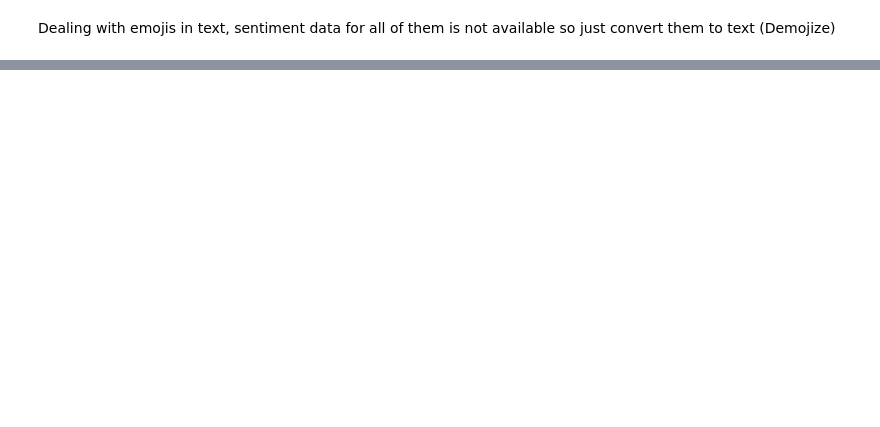
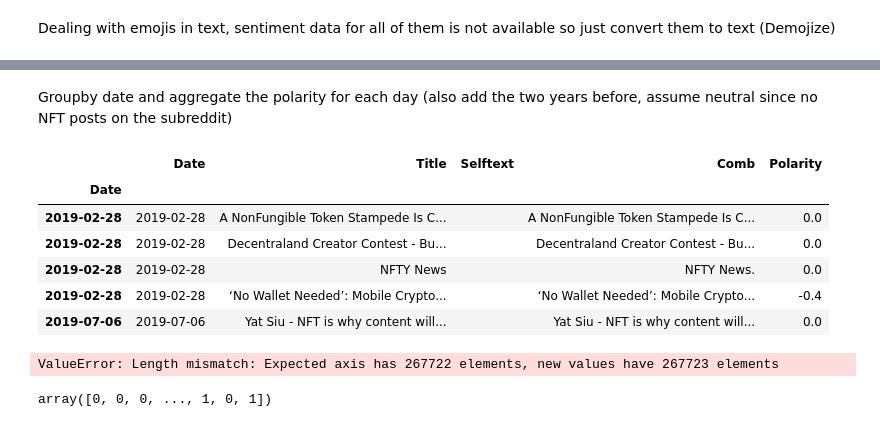
Before and after one commit to amicha02/ape_mining, a Jupyter notebook: notebooks/4.0-mw-sentiment.ipynb, the cells around one changed output, grey strips where cells are left out. Cells and saved outputs as stored; diff of their text form; code cells hidden in the pictures; blank space fills up the shorter version.

Commit message:
calculated polarity of each day

```diff
--- a/notebooks/4.0-mw-sentiment.ipynb
+++ b/notebooks/4.0-mw-sentiment.ipynb
@@ -138,3 +138,7 @@ df.head()
 | 2 | 2019-02-28 | NFTY News | NaN |
 | 3 | 2019-02-28 | ‘No Wallet Needed’: Mobile Crypto... | NaN |
 | 4 | 2019-07-06 | Yat Siu - NFT is why content will... | NaN |
+# %%
+df = df.fillna("")
+df["Comb"] = df["Title"] + ". " + df["Selftext"]
+df.head()
@@ -148,6 +159,0 @@ spacy pipeline
-# %%
-nlp = spacy.load("en_core_web_sm")
-nlp.add_pipe('spacytextblob')
-
-doc = nlp(df["Title"][4])
-doc._.blob.polarity
@@ -162,0 +162,8 @@ df["Title"][4]
+# %%
+%%time
+nlp = spacy.load("en_core_web_lg")
+nlp.add_pipe('spacytextblob')
+
+#raw_docs = (emoji.demojize(". ".join((row.Title, row.Selftext)), delimiters=("","")).replace("_", " ") for row in df.itertuples())
+
+df["Polarity"] = [doc._.blob.polarity for doc in nlp.pipe(df["Comb"], batch_size=1000)]
@@ -162,0 +173,26 @@ df["Title"][4]
+# %% [markdown]
+Groupby date and aggregate the polarity for each day (also add the two years before, assume neutral since no NFT posts on the subreddit)
+# %%
+df.index = pd.DatetimeIndex(df["Date"])
+df.head()
+# %% [output]
+|  | Date | Title | Selftext | Comb | Polarity |
+| Date |  |  |  |  |  |
+| 2019-02-28 | 2019-02-28 | A NonFungible Token Stampede Is C... |  | A NonFungible Token Stampede Is C... | 0.0 |
+| 2019-02-28 | 2019-02-28 | Decentraland Creator Contest - Bu... |  | Decentraland Creator Contest - Bu... | 0.0 |
+| 2019-02-28 | 2019-02-28 | NFTY News |  | NFTY News. | 0.0 |
+| 2019-02-28 | 2019-02-28 | ‘No Wallet Needed’: Mobile Crypto... |  | ‘No Wallet Needed’: Mobile Crypto... | -0.4 |
+| 2019-07-06 | 2019-07-06 | Yat Siu - NFT is why content will... |  | Yat Siu - NFT is why content will... | 0.0 |
+# %%
+df.index = df.index.insert(-1, pd.to_datetime("2017-10-02"))
+df = df.sort_index()
+df
+# %% [output]
+ValueError: Length mismatch: Expected axis has 267722 elements, new values have 267723 elements
+# %%
+conditions = (df["Polarity"] < 0.0, df["Polarity"] == 0.0, df["Polarity"] > 0.0)
+choices = (-1, 0, 1)
+
+np.select(conditions, choices, default=0)
+# %% [output]
+array([0, 0, 0, ..., 1, 0, 1])
```
Also changed, not shown: parts of 12 cells of this notebook.
